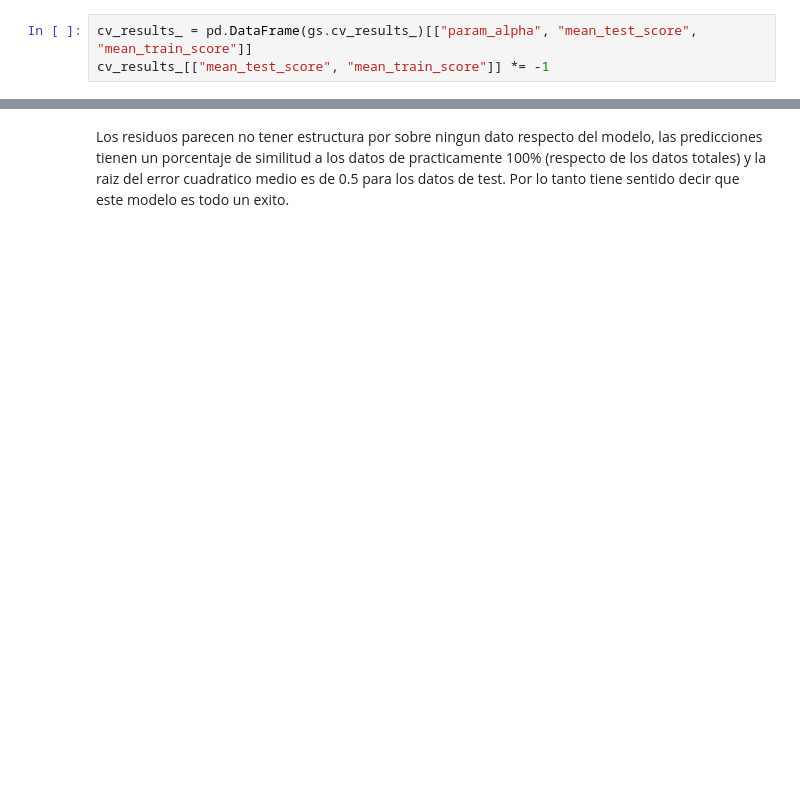
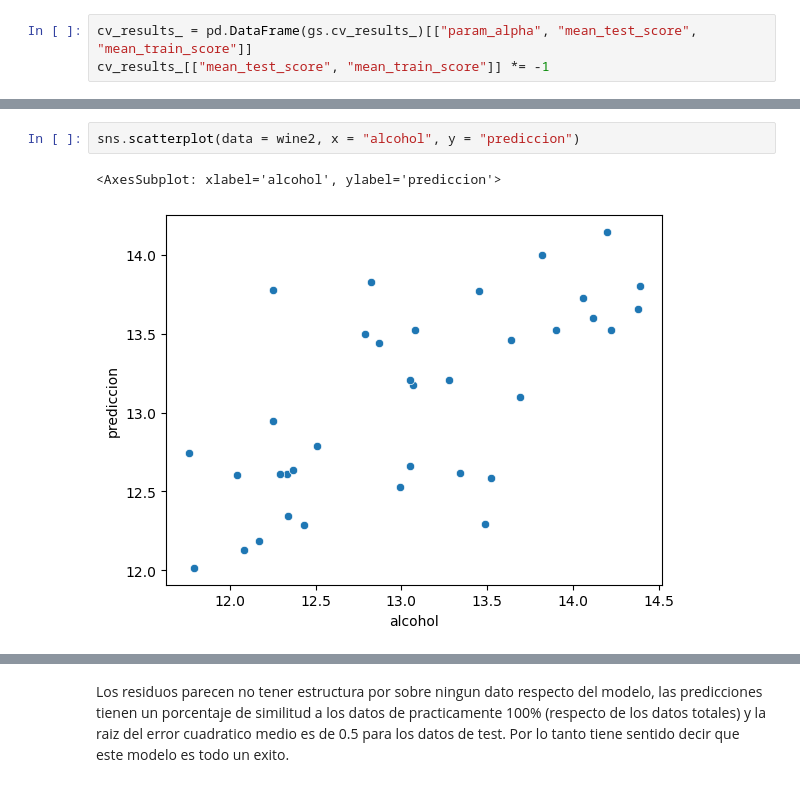
Before and after one commit to bravoivanagustin/LaboDeDatos, a Jupyter notebook: Vinos.ipynb, the cells around one changed output, grey strips where cells are left out. Drawn from its saved outputs; the diff is of its cells as text; blank space fills up the shorter version.

```diff
--- a/Vinos.ipynb
+++ b/Vinos.ipynb
@@ -88,3 +114,8 @@ for versus, ax in zip(wine2.columns, axs.flatten()):
+# %%
+sns.scatterplot(data = wine2, x = "alcohol", y = "prediccion")
+# %% [output]
+<AxesSubplot: xlabel='alcohol', ylabel='prediccion'>
+[figure, added]
 # %%
 m_al = wine.data["alcohol"].mean()
 m_res = wine2["prediccion"].mean()
```
Also changed, not shown: parts of 9 cells of this notebook, 2 other files.
